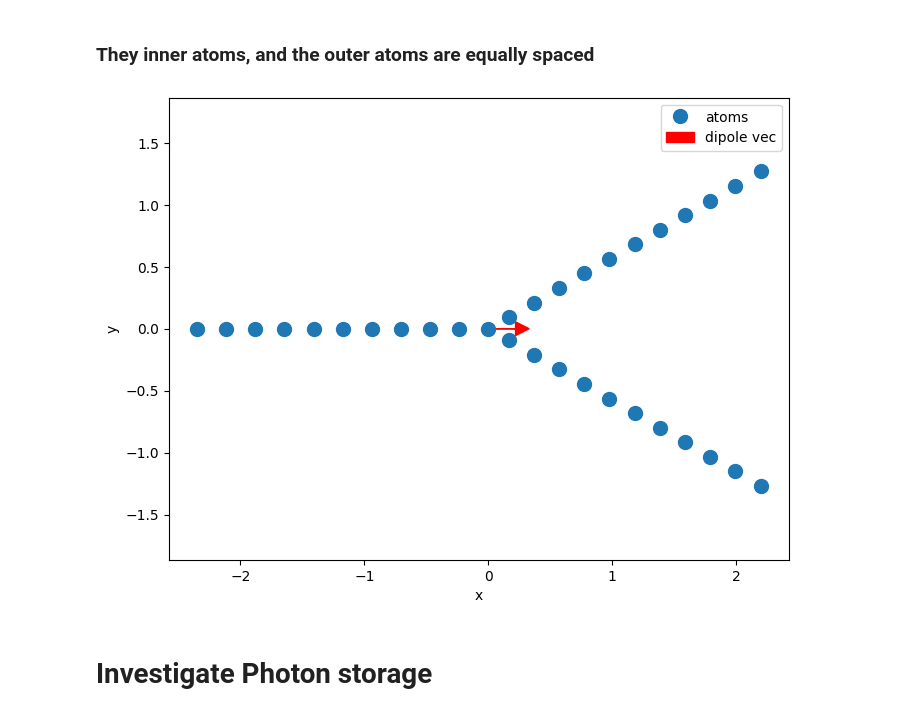
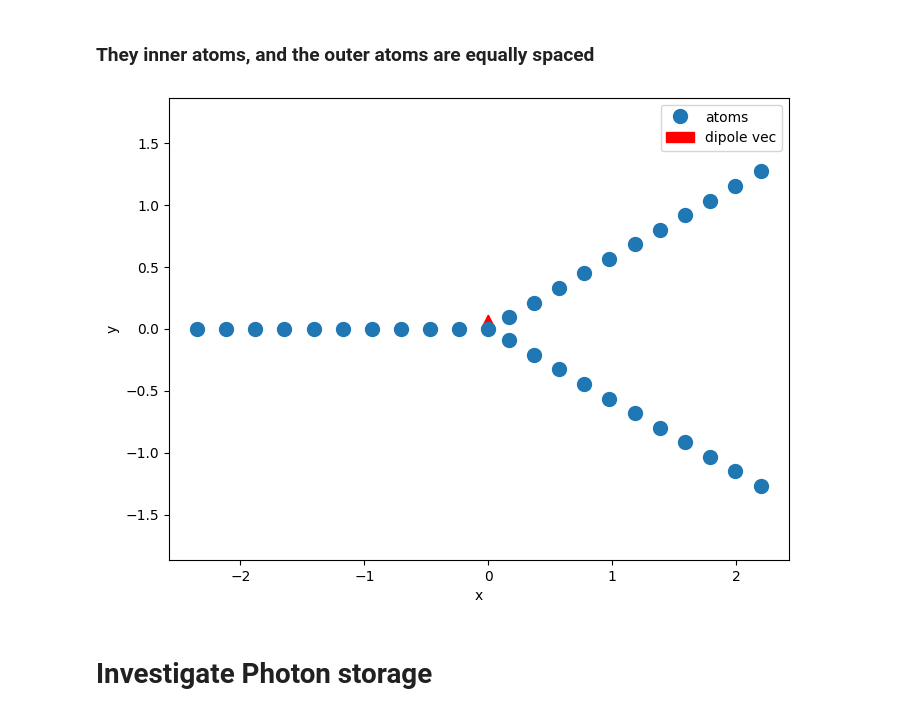
Before and after one commit to LBPhysics/GIT_Code_BA, a Jupyter notebook: Continuation/Qutip/Topology.ipynb, the cells around one changed output. Cells and saved outputs as stored; diff of their text form; code cells hidden in the pictures.

```diff
--- a/Continuation/Qutip/Topology.ipynb
+++ b/Continuation/Qutip/Topology.ipynb
@@ -42,10 +45,10 @@ def dipole_vector(phi = fixed_phi):
     """Returns the dipole vector given its orientation by angle phi."""
     dipole = np.array([np.cos(phi), np.sin(phi), 0])
     return dipole
-d_hats_1 = np.array([np.array([1, 0, 0]) for _ in range(N // 3 - 1)])
-d_hats_rest = np.array([np.array([1, 1, 0] / np.sqrt(2)) for _ in range(N - (N // 3- 2))])
-d_hats = np.concatenate((d_hats_1, d_hats_rest), axis=0)  #np.array([np.array([0, 0, 1]) for _ in range(N)])#
-d_hats_test = np.array([dipole_vector(fixed_phi) for _ in range(N)])
+#d_hats_1 = np.array([np.array([1, 0, 0]) for _ in range(N // 3 - 1)])
+#d_hats_rest = np.array([np.array([1, 1, 0] / np.sqrt(2)) for _ in range(N - (N // 3- 2))])
+d_hats = np.array([np.array([0, 0, 1]) for _ in range(N)])# np.concatenate((d_hats_1, d_hats_rest), axis=0)  #
+#d_hats_test = np.array([dipole_vector(fixed_phi) for _ in range(N)])
 
 def z_rotation(angle):
     return np.array([
@@ -68,7 +71,7 @@ def topo_positions(distance_in = fixed_dist_in, distance_ext = fixed_dist_ext, N
     Pos = Pos[Pos[:, 0].argsort()]
     Pos[N//3:2*N//3] = np.dot(Chain, z_rotation(+theta).T) + [distance_in * np.cos(theta), +distance_in * np.sin(theta), 0]
     Pos[2*N//3:] = np.dot(Chain, z_rotation(-theta).T)     + [distance_in * np.cos(theta), -distance_in * np.sin(theta), 0]
-# HERE IT HAS A DIFFERENT ANGLE! (ORIGIN in middle of triangle)
+# HERE IT HAS A DIFFERENT ANGLE! (ORIGIN in middle of triangle) # TODO
 #    r = distance_in / np.sqrt(3)
 #    Chain = chain_positions(distance_ext, N // 3) + [r, 0, 0]
 #    Pos[:N//3] = np.dot(Chain, z_rotation(np.pi).T)
@@ -84,34 +87,34 @@ def topo_positions_only_1_inner(distance_in = fixed_dist_in, distance_ext = fixe
         raise ValueError("The distance distance_in is too large to form a valid triangle with distance_ext.")
     Pos = np.zeros((N, 3))
     Chain = chain_positions(distance_ext, N // 3)
     theta = np.arcsin(distance_in / (2 * distance_ext))
     Pos[:N//3] = np.dot(Chain, z_rotation(np.pi).T)
     Pos = Pos[Pos[:, 0].argsort()]
     Pos[N//3:2*N//3] = np.dot(Chain, z_rotation(+theta).T) + [distance_ext * np.cos(theta), +distance_ext * np.sin(theta), 0]
     Pos[2*N//3:] = np.dot(Chain, z_rotation(-theta).T)     + [distance_ext * np.cos(theta), -distance_ext * np.sin(theta), 0]
 
     return Pos
 
 positions = topo_positions(0.8 * fixed_dist_in, fixed_dist_in)
 #print(positions)
 d_hat = d_hats[0]
 max_x = np.max(positions[:, 0])
 scale = 0.1 * max_x
 # Plot the atom positions
 plt.figure(figsize=(8, 6))
 #plt.plot(positions[N//3 - 1, 0], positions[N//3 - 1, 1], 'x', markersize=20, label='atoms')
 #plt.plot(positions[N//3, 0], positions[N//3, 1], 'x', markersize=20, label='atoms')
 #plt.plot(positions[N - N//3, 0], positions[N - N//3, 1], 'x', markersize=20, label='atoms')
 plt.plot(positions[:, 0], positions[:, 1], 'o', markersize=10, label='atoms')
 plt.arrow(0, 0, d_hat[0] * scale, d_hat[1] * scale,
           head_width=0.5*scale, head_length=0.5*scale, fc='r', ec='r', label='dipole vec')
 plt.xlabel('x')
 plt.ylabel('y')
 plt.legend()
 plt.axis('equal')
 plt.show()
 # %% [output]
-[figure, old version]
+[figure, new version]
 # %%
 ########################################             create the Hamiltonean                 #################################################
 def Green_tensor(r_a, r_b, k_a):
```
Also changed, not shown: parts of 14 cells of this notebook.
